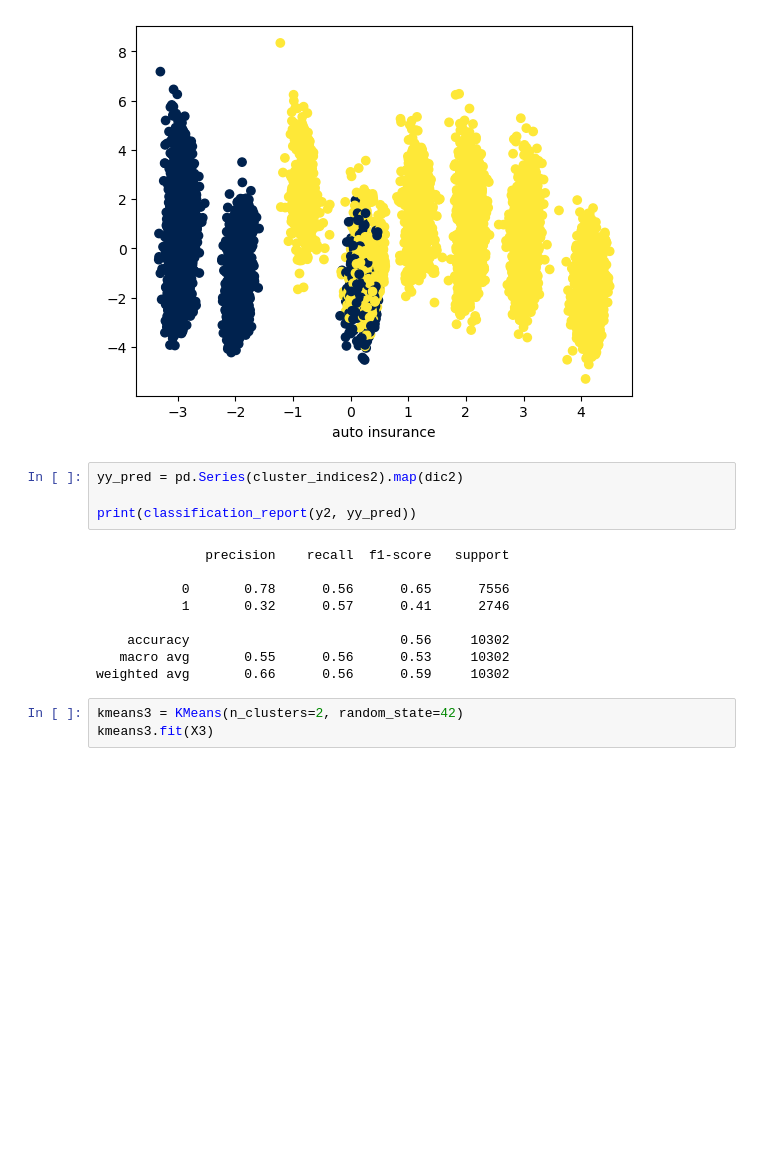
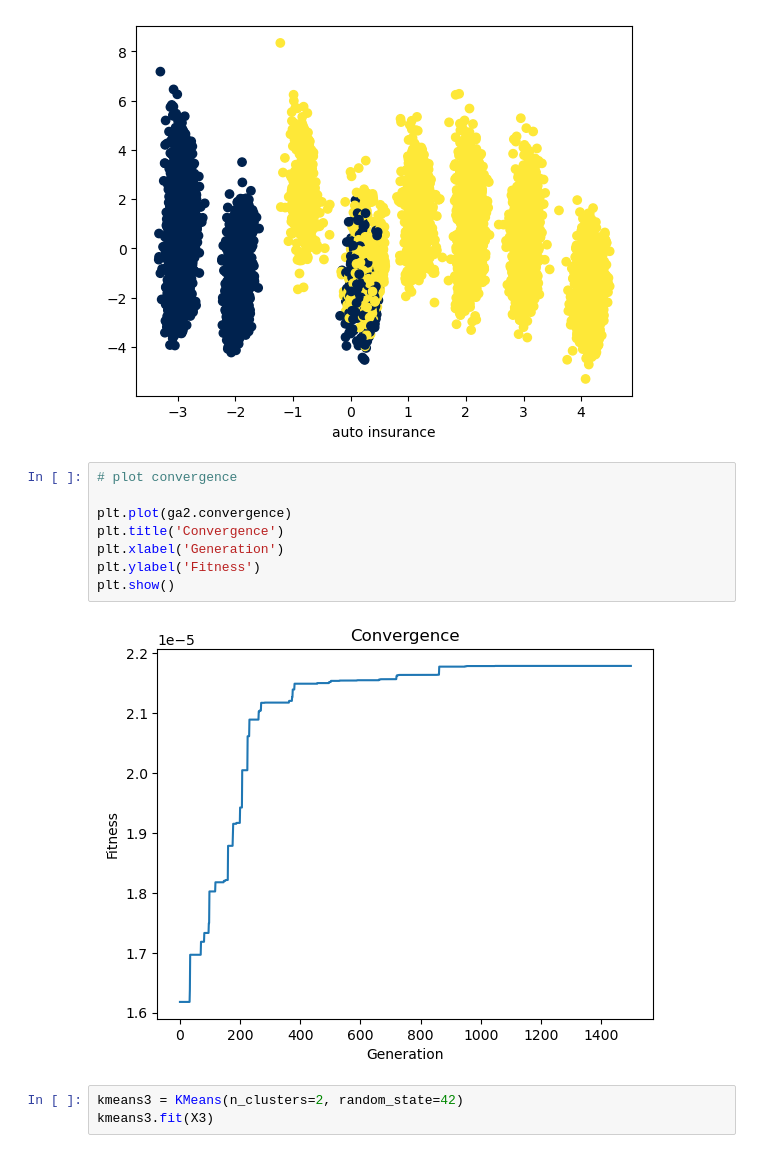
Before and after one commit to ceenaa/ga_clustering_car_insurance, a Jupyter notebook: main.ipynb, the cells around one changed output. Drawn from its saved outputs; the diff is of its cells as text; blank space fills up the shorter version.

```diff
--- a/main.ipynb
+++ b/main.ipynb
@@ -437,19 +462,16 @@ plt.xlabel('auto insurance')
 plt.show()
 # %% [output]
 [figure]
-# %%
-yy_pred = pd.Series(cluster_indices2).map(dic2)
-
-print(classification_report(y2, yy_pred))
-# %% [output]
-              precision    recall  f1-score   support
-
-           0       0.78      0.56      0.65      7556
-           1       0.32      0.57      0.41      2746
-
-    accuracy                           0.56     10302
-   macro avg       0.55      0.56      0.53     10302
-weighted avg       0.66      0.56      0.59     10302
+# %%
+# plot convergence
+
+plt.plot(ga2.convergence)
+plt.title('Convergence')
+plt.xlabel('Generation')
+plt.ylabel('Fitness')
+plt.show()
+# %% [output]
+[figure, added]
 # %%
 kmeans3 = KMeans(n_clusters=2, random_state=42)
 kmeans3.fit(X3)
```
Also changed, not shown: parts of 11 cells of this notebook.
